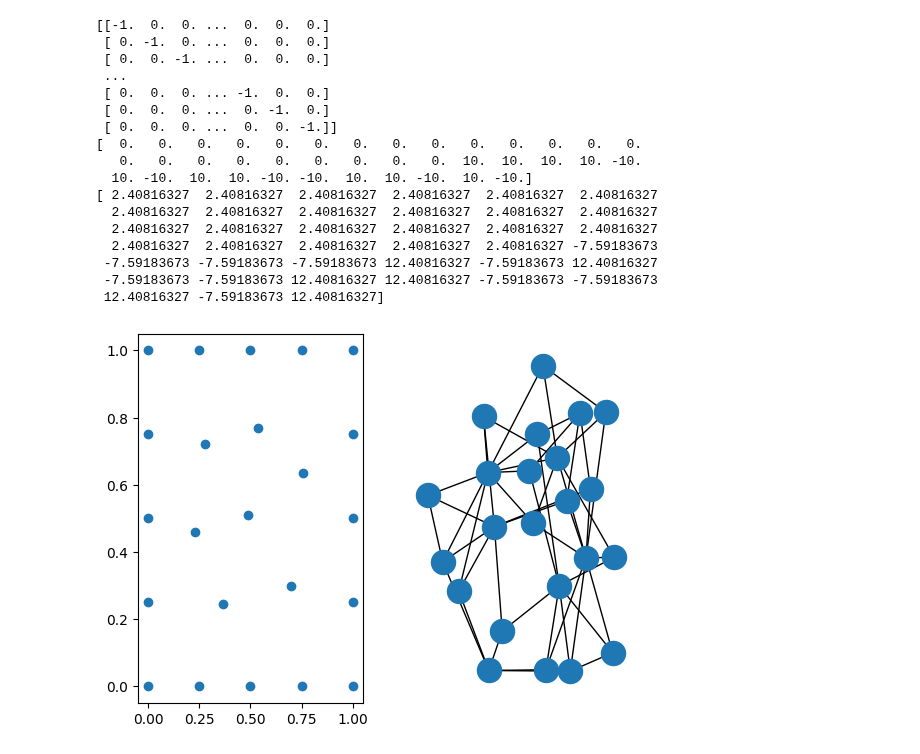
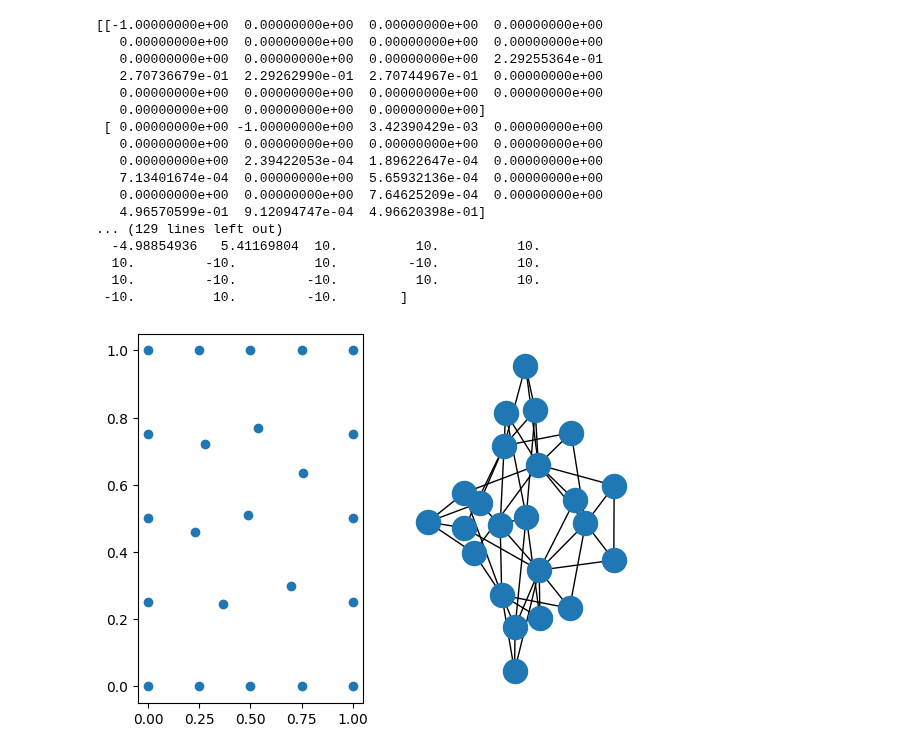
Before and after one commit to emmanuellfc/EM_Tufts_Fall2023, a Jupyter notebook: GeneralFiniteDifferences.ipynb, the cells around one changed output. Drawn from its saved outputs; the diff is of its cells as text; code cells hidden in the pictures.

Commit message:
Reworking the general finite differences method a little bit - the boundary conditions aren't broken anymore

```diff
--- a/GeneralFiniteDifferences.ipynb
+++ b/GeneralFiniteDifferences.ipynb
@@ -165,55 +170,67 @@ class FiniteDifferences:
 # %%
 # Generate the simplest possible boundary: An edge length 1 box.
 def box_generator():
   yield (0,0)
   yield (0,1)
   yield (1,1)
   yield (1,0)
 
-solution = FiniteDifferences()
-solution.make_points_from_boundary(box_generator())
-
-plt.subplot(121)
-plt.scatter([ loc[0] for loc in solution.mesh_points ],[ loc[1] for loc in solution.mesh_points ])
-
-solution.make_graph_from_points()
-
-plt.subplot(122)
-nx.draw(solution.graph)
-
+# Declare boundary conditions. Take a point in, return a pot if this is a boundary node.
 def stupid_boundary(point: MeshPoint) -> Optional[float]:
   if point.pos[0] < 0.05: return 10
   if point.pos[0] > 0.95: return 10
   if point.pos[1] < 0.05: return -10
   if point.pos[1] > 0.95: return -10
   return None
 
+# Make a new solver object.
+solution = FiniteDifferences()
+
+# Tell it about our boundary condition function.
 solution.inform_with_boundary_conditions(stupid_boundary)
 
+# Have the solver sample points within the edges.
+solution.make_points_from_boundary(box_generator())
+
+# Visualize the distribution.
+plt.subplot(121)
+plt.scatter([ loc[0] for loc in solution.all_points ],[ loc[1] for loc in solution.all_points ])
+
+# Form the internal graph data structure.
+solution.make_graph_from_points()
+
+plt.subplot(122)
+nx.draw(solution.graph)
+
+# Generate the systems matrix that represents the linear set of equations to solve.
 solution.make_systems_matrix()
 
+# Print the systems matrix and rhs vector.
 #with np.printoptions(threshold=np.inf):
 print(solution.systems_matrix)
 print(solution.systems_rhs)
 
+# Tell the solver to try and solve the systems matrix.
 solution.solve_systems_matrix()
+
+# Print the solution vector.
 print(solution.solution)
 # %% [output]
-[[-1.  0.  0. ...  0.  0.  0.]
- [ 0. -1.  0. ...  0.  0.  0.]
- [ 0.  0. -1. ...  0.  0.  0.]
- ...
- [ 0.  0.  0. ... -1.  0.  0.]
- [ 0.  0.  0. ...  0. -1.  0.]
- [ 0.  0.  0. ...  0.  0. -1.]]
-[  0.   0.   0.   0.   0.   0.   0.   0.   0.   0.   0.   0.   0.   0.
-   0.   0.   0.   0.   0.   0.   0.   0.   0.  10.  10.  10.  10. -10.
-  10. -10.  10.  10. -10. -10.  10.  10. -10.  10. -10.]
-[ 2.40816327  2.40816327  2.40816327  2.40816327  2.40816327  2.40816327
-  2.40816327  2.40816327  2.40816327  2.40816327  2.40816327  2.40816327
-  2.40816327  2.40816327  2.40816327  2.40816327  2.40816327  2.40816327
-  2.40816327  2.40816327  2.40816327  2.40816327  2.40816327 -7.59183673
- -7.59183673 -7.59183673 -7.59183673 12.40816327 -7.59183673 12.40816327
- -7.59183673 -7.59183673 12.40816327 12.40816327 -7.59183673 -7.59183673
- 12.40816327 -7.59183673 12.40816327]
+[[-1.00000000e+00  0.00000000e+00  0.00000000e+00  0.00000000e+00
+   0.00000000e+00  0.00000000e+00  0.00000000e+00  0.00000000e+00
+   0.00000000e+00  0.00000000e+00  0.00000000e+00  2.29255364e-01
+   2.70736679e-01  2.29262990e-01  2.70744967e-01  0.00000000e+00
+   0.00000000e+00  0.00000000e+00  0.00000000e+00  0.00000000e+00
+   0.00000000e+00  0.00000000e+00  0.00000000e+00]
+ [ 0.00000000e+00 -1.00000000e+00  3.42390429e-03  0.00000000e+00
+   0.00000000e+00  0.00000000e+00  0.00000000e+00  0.00000000e+00
+   0.00000000e+00  2.39422053e-04  1.89622647e-04  0.00000000e+00
+   7.13401674e-04  0.00000000e+00  5.65932136e-04  0.00000000e+00
+   0.00000000e+00  0.00000000e+00  7.64625209e-04  0.00000000e+00
+   4.96570599e-01  9.12094747e-04  4.96620398e-01]
+... (129 lines left out)
+  -4.98854936   5.41169804  10.          10.          10.
+  10.         -10.          10.         -10.          10.
+  10.         -10.         -10.          10.          10.
+ -10.          10.         -10.        ]
-[figure, old version]
+[figure, new version]
```
Also changed, not shown: parts of 3 cells of this notebook.
